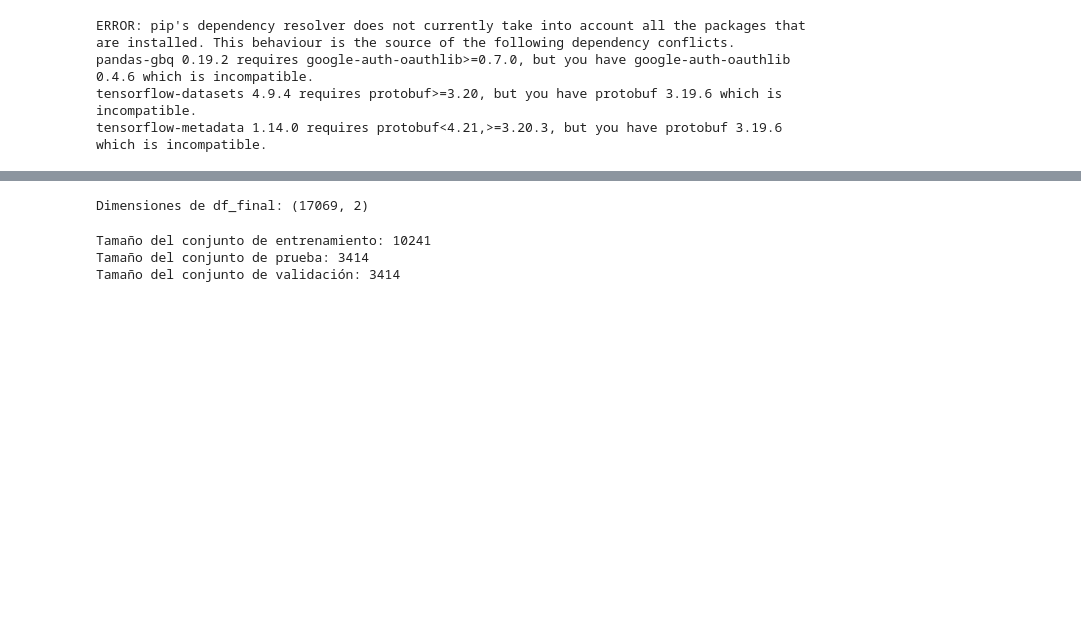
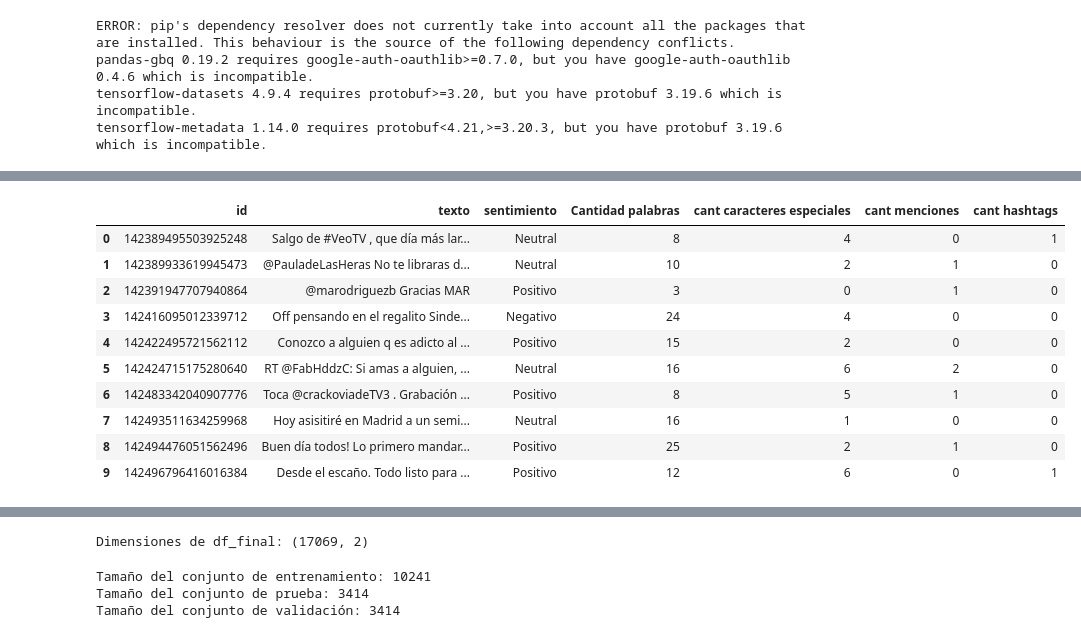
Before and after one commit to Verificado-Profesional/data-modeling, a Jupyter notebook: AnalisysSentimentModel.ipynb, the cells around one changed output, grey strips where cells are left out. Cells and saved outputs as stored; diff of their text form; code cells hidden in the pictures; blank space fills up the shorter version.

```diff
--- a/AnalisysSentimentModel.ipynb
+++ b/AnalisysSentimentModel.ipynb
@@ -46,0 +47,17 @@ Num GPUs Available:  1
+# %%
+df = pd.read_csv('sentiment_integrado.csv')
+df["sentimiento"] = df["sentimiento"].apply(lambda x: x if x != "Indefinido" else "Neutral")
+df.drop("Unnamed: 0", axis = 1, inplace = True)
+df.head(10)
+# %% [output]
+|  | id | texto | sentimiento | Cantidad palabras | cant caracteres especiales | cant menciones | cant hashtags |
+| 0 | 142389495503925248 | Salgo de #VeoTV , que día más lar... | Neutral | 8 | 4 | 0 | 1 |
+| 1 | 142389933619945473 | @PauladeLasHeras No te libraras d... | Neutral | 10 | 2 | 1 | 0 |
+| 2 | 142391947707940864 | @marodriguezb Gracias MAR | Positivo | 3 | 0 | 1 | 0 |
+| 3 | 142416095012339712 | Off pensando en el regalito Sinde... | Negativo | 24 | 4 | 0 | 0 |
+| 4 | 142422495721562112 | Conozco a alguien q es adicto al ... | Positivo | 15 | 2 | 0 | 0 |
+| 5 | 142424715175280640 | RT @FabHddzC: Si amas a alguien, ... | Neutral | 16 | 6 | 2 | 0 |
+| 6 | 142483342040907776 | Toca @crackoviadeTV3 . Grabación ... | Positivo | 8 | 5 | 1 | 0 |
+| 7 | 142493511634259968 | Hoy asisitiré en Madrid a un semi... | Neutral | 16 | 1 | 0 | 0 |
+| 8 | 142494476051562496 | Buen día todos! Lo primero mandar... | Positivo | 25 | 2 | 1 | 0 |
+| 9 | 142496796416016384 | Desde el escaño. Todo listo para ... | Positivo | 12 | 6 | 0 | 1 |
```
Also changed, not shown: parts of 13 cells of this notebook.
